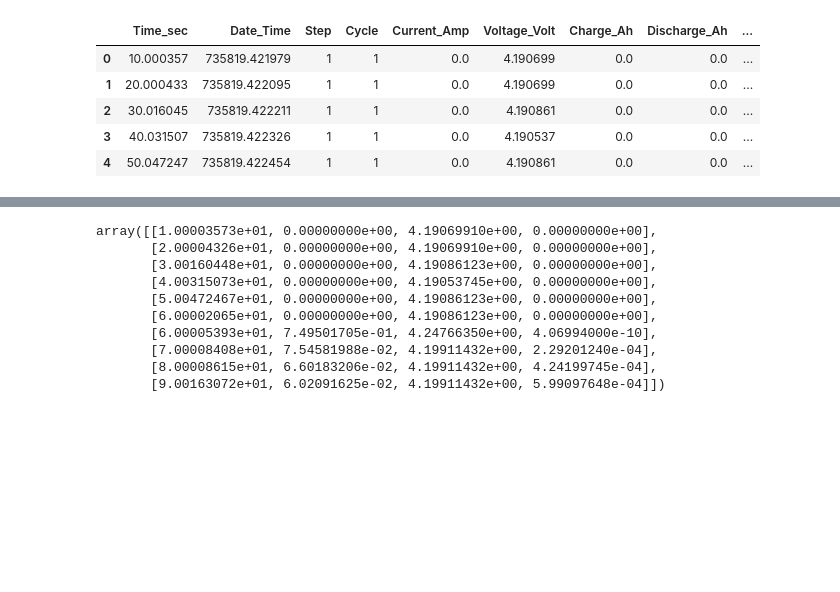
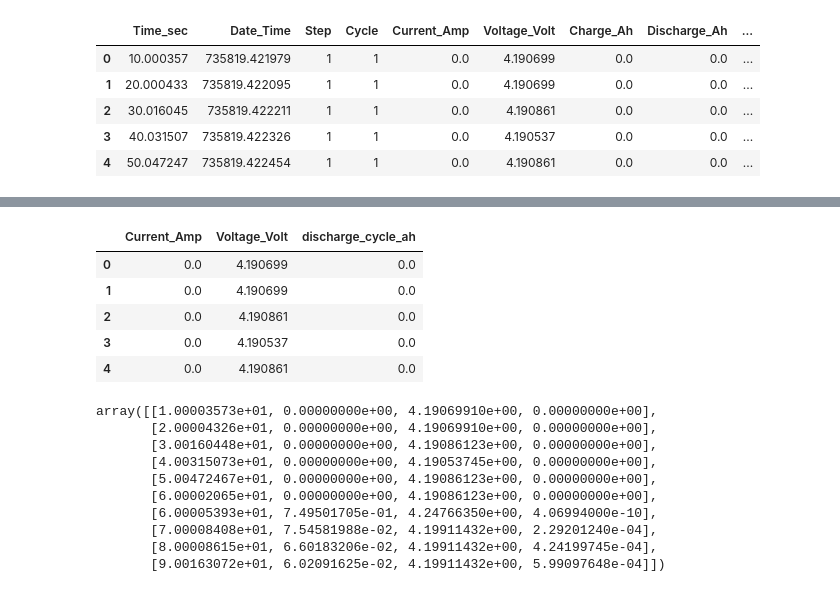
Before and after one commit to chintanp/BattDeg, a Jupyter notebook: scripts/seq2seq2.ipynb, the cells around one changed output, grey strips where cells are left out. Cells and saved outputs as stored; diff of their text form; code cells hidden in the pictures; blank space fills up the shorter version.

```diff
--- a/scripts/seq2seq2.ipynb
+++ b/scripts/seq2seq2.ipynb
@@ -37,3 +46,14 @@ df_pl12_arr = df_pl12[['Time_sec', 'Current_Amp', 'Voltage_Volt', 'capacity_ah']
+# %%
+fl = df_pl12.filter(regex='Current|Voltage|discharge_cycle_ah')
+# %%
+fl.head()
+# %% [output]
+|  | Current_Amp | Voltage_Volt | discharge_cycle_ah |
+| 0 | 0.0 | 4.190699 | 0.0 |
+| 1 | 0.0 | 4.190699 | 0.0 |
+| 2 | 0.0 | 4.190861 | 0.0 |
+| 3 | 0.0 | 4.190537 | 0.0 |
+| 4 | 0.0 | 4.190861 | 0.0 |
 # %%
 df_pl12_arr[0:10, :]
 # %% [output]
```
Also changed, not shown: parts of 1 cell of this notebook, 2 other files.
